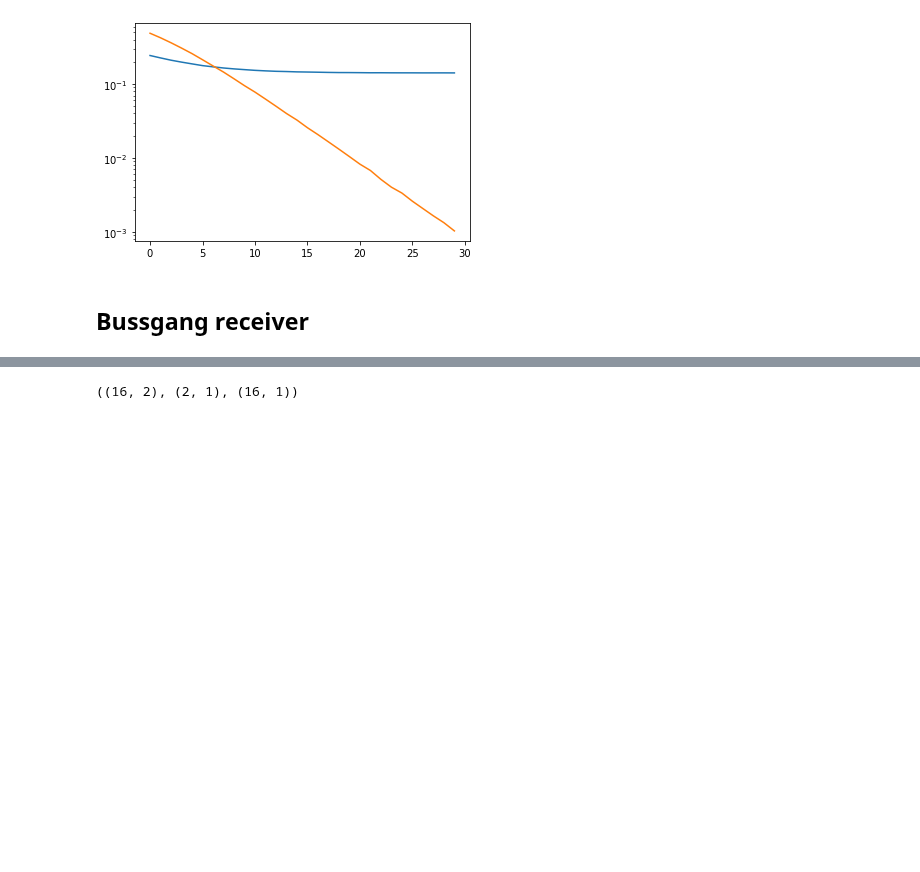
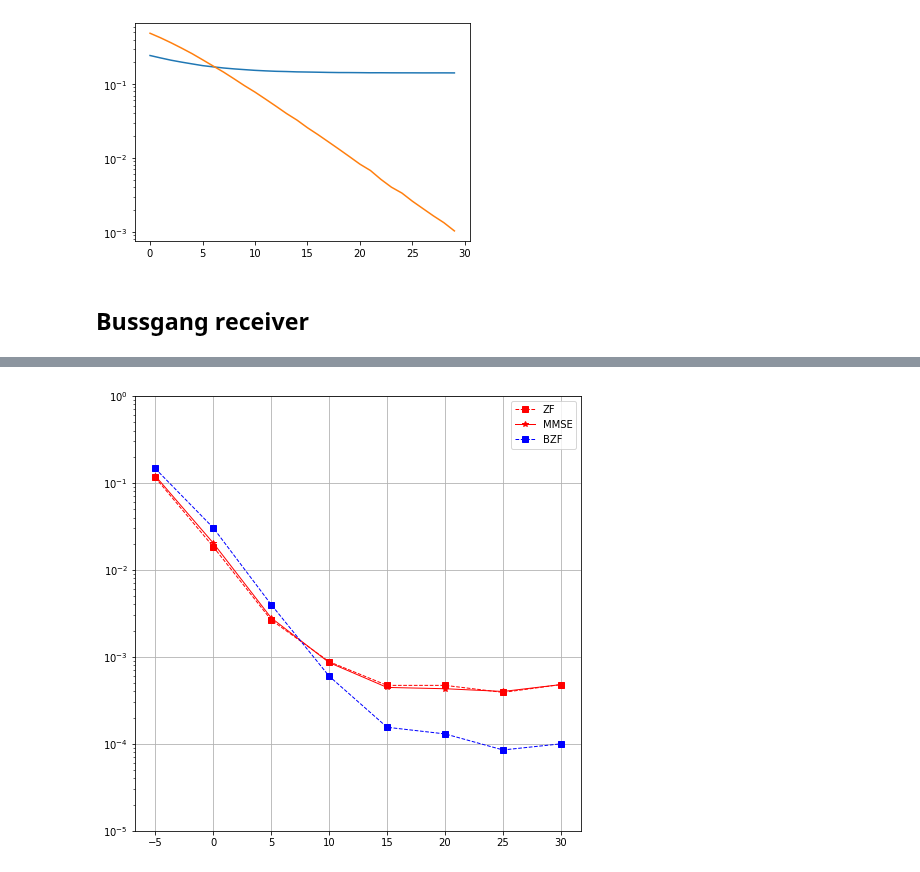
Before and after one commit to IISL-HYU/comm, a Jupyter notebook: practice.ipynb, the cells around one changed output, grey strips where cells are left out. Saved outputs shown, nothing was run; the diff lists cells and outputs as text; code cells hidden in the pictures; blank space fills up the shorter version.

```diff
--- a/practice.ipynb
+++ b/practice.ipynb
@@ -510,0 +541,8 @@ def bussgang(H, snr):
+# %%
+x = np.random.randint(0, M, size=K*T).reshape(T, K, 1)
+x = np.take(constellation_points, x)
+
+H = (1 / np.sqrt(2)) * (np.random.randn(T, N, K) + 1j * np.random.randn(T, N, K))
+z = (1 / np.sqrt(2)) * (np.random.randn(T, N, 1) + 1j * np.random.randn(T, N, 1))
+
+r = np.matmul(H, x) + (10**(-snr_single/10)) * z
@@ -510,0 +551,5 @@ def bussgang(H, snr):
+# %%
+y = np.sign(r.real) + 1j * (np.sign(r.imag))
+print("after 1-bit ADC : Received(Real) --> Received(Quantized)")
+for i, rs in enumerate(y[0]):
+    print(f"Rx {i+1} : {r[0][i]} --> {y[0][i]}")
@@ -679,4 +690,12 @@ ValueError: operands could not be broadcast together with shapes (16,1) (0,1)
-# %%
-H[0].shape, x[0].shape, z[0].shape
-# %% [output]
-((16, 2), (2, 1), (16, 1))
+# %%
+
+plt.figure(figsize=(8, 8))
+plt.semilogy(range(-5, SNR_max+5, 5), sers, '--rs', linewidth=1, label='ZF')
+plt.semilogy(range(-5, SNR_max+5, 5), sers_mmse, '-r*', linewidth=1, label='MMSE')
+plt.semilogy(range(-5, SNR_max+5, 5), sers_bzf, '--bs', linewidth=1, label='BZF')
+plt.yticks([1e-0, 1e-1, 1e-2, 1e-3, 1e-4, 1e-5])
+plt.grid()
+plt.legend()
+plt.show()
+# %% [output]
+[figure, added]
```
Also changed, not shown: parts of 17 cells of this notebook.
